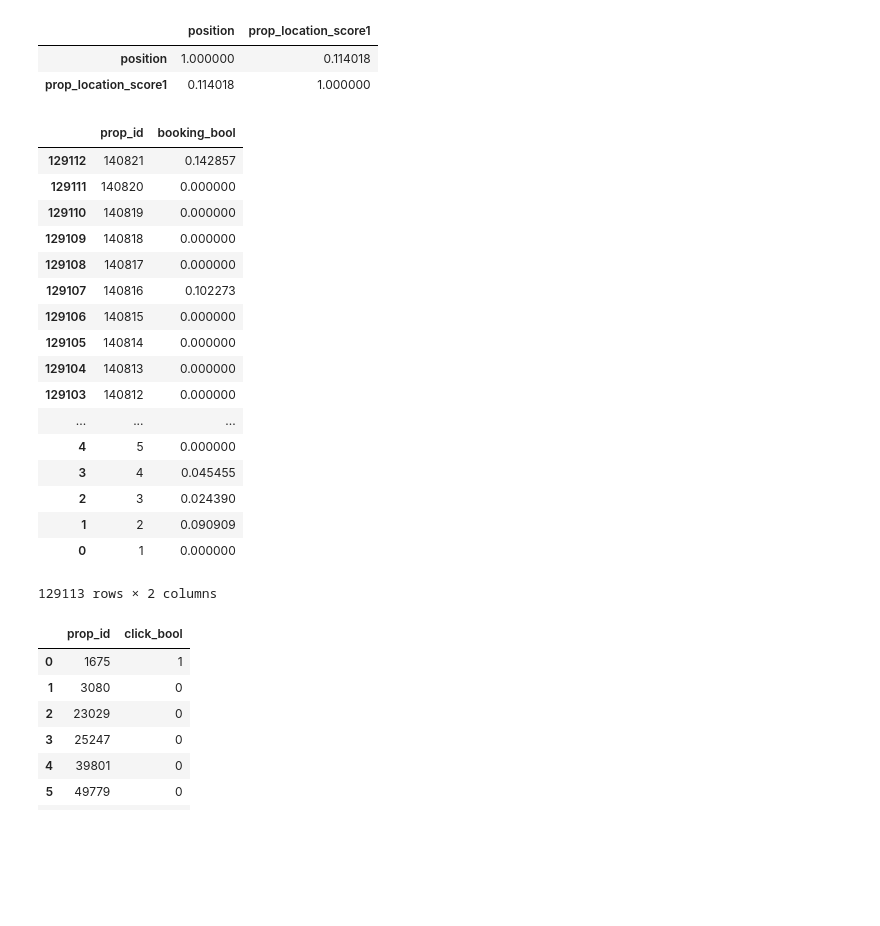
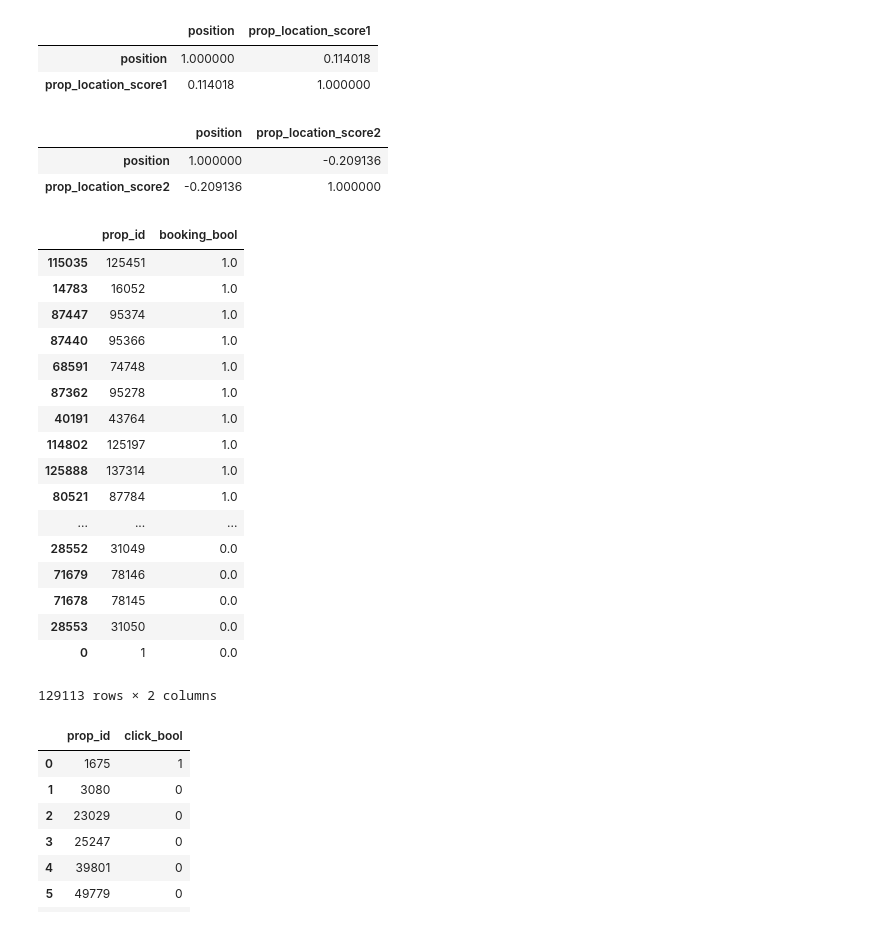
Before and after one commit to FionaLippert/DataMining, a Jupyter notebook: assignment2/explore_data_Fiona.ipynb, the cells around one changed output. Saved outputs shown, nothing was run; the diff lists cells and outputs as text; code cells hidden in the pictures; blank space fills up the shorter version.

Commit message:
exploration and first steps to handle missing values

```diff
--- a/assignment2/explore_data_Fiona.ipynb
+++ b/assignment2/explore_data_Fiona.ipynb
@@ -322,26 +350,32 @@ train[train.booking_bool==1][['position','prop_location_score1']].corr()
 |  | position | prop_location_score1 |
 | position | 1.000000 | 0.114018 |
 | prop_location_score1 | 0.114018 | 1.000000 |
+# %%
+train[train.booking_bool==1][['position','prop_location_score2']].corr()
+# %% [output]
+|  | position | prop_location_score2 |
+| position | 1.000000 | -0.209136 |
+| prop_location_score2 | -0.209136 | 1.000000 |
 # %%
-train[['booking_bool','prop_id']].groupby(['prop_id'], as_index=False).mean().sort_values(by='prop_id',ascending=False)
+train[['booking_bool','prop_id']].groupby(['prop_id'], as_index=False).mean().sort_values(by='booking_bool',ascending=False)
 # %% [output]
 |  | prop_id | booking_bool |
-| 129112 | 140821 | 0.142857 |
-| 129111 | 140820 | 0.000000 |
-| 129110 | 140819 | 0.000000 |
-| 129109 | 140818 | 0.000000 |
-| 129108 | 140817 | 0.000000 |
-| 129107 | 140816 | 0.102273 |
-| 129106 | 140815 | 0.000000 |
-| 129105 | 140814 | 0.000000 |
-| 129104 | 140813 | 0.000000 |
-| 129103 | 140812 | 0.000000 |
+| 115035 | 125451 | 1.0 |
+| 14783 | 16052 | 1.0 |
+| 87447 | 95374 | 1.0 |
+| 87440 | 95366 | 1.0 |
+| 68591 | 74748 | 1.0 |
+| 87362 | 95278 | 1.0 |
+| 40191 | 43764 | 1.0 |
+| 114802 | 125197 | 1.0 |
+| 125888 | 137314 | 1.0 |
+| 80521 | 87784 | 1.0 |
 | ... | ... | ... |
-| 4 | 5 | 0.000000 |
-| 3 | 4 | 0.045455 |
-| 2 | 3 | 0.024390 |
-| 1 | 2 | 0.090909 |
-| 0 | 1 | 0.000000 |
+| 28552 | 31049 | 0.0 |
+| 71679 | 78146 | 0.0 |
+| 71678 | 78145 | 0.0 |
+| 28553 | 31050 | 0.0 |
+| 0 | 1 | 0.0 |
 129113 rows × 2 columns
 # %%
 train[train['srch_destination_id']==3][['click_bool','prop_id']].groupby(['prop_id'], as_index=False).mean().sort_values(by='click_bool',ascending=False)
```
Also changed, not shown: parts of 27 cells of this notebook, 1 other file.
